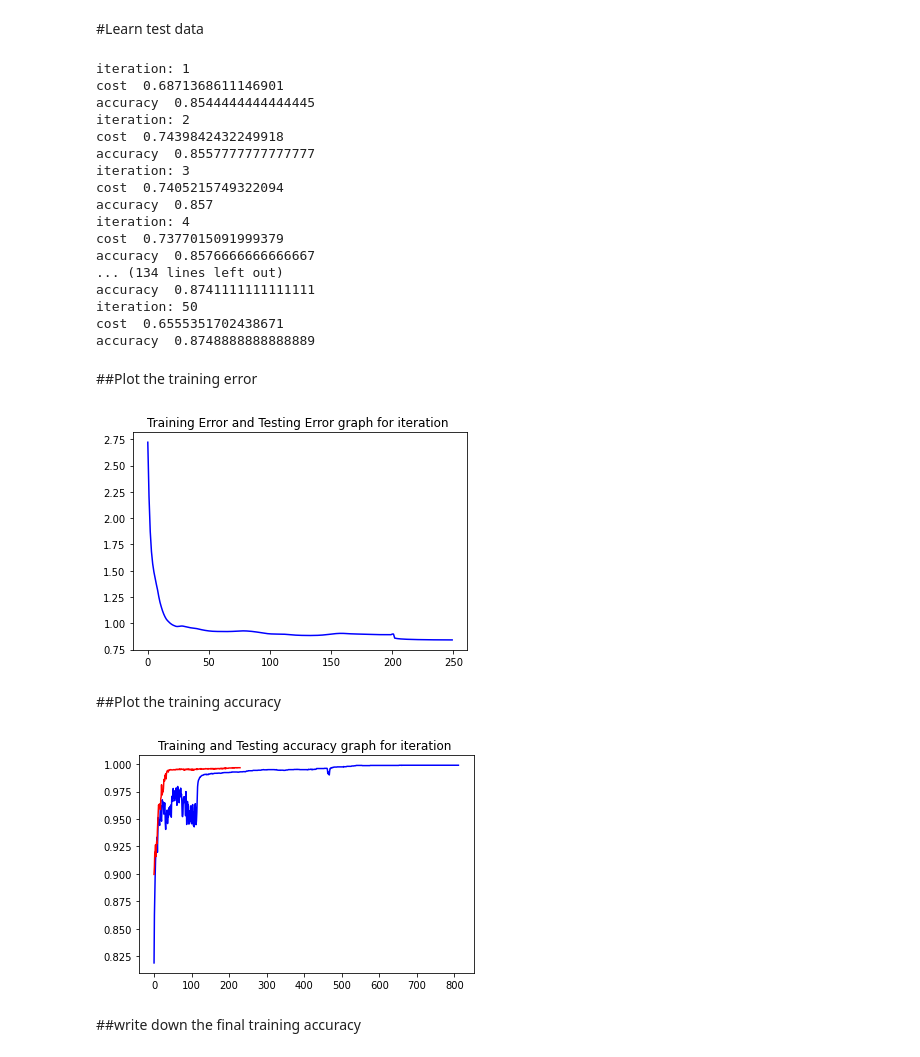
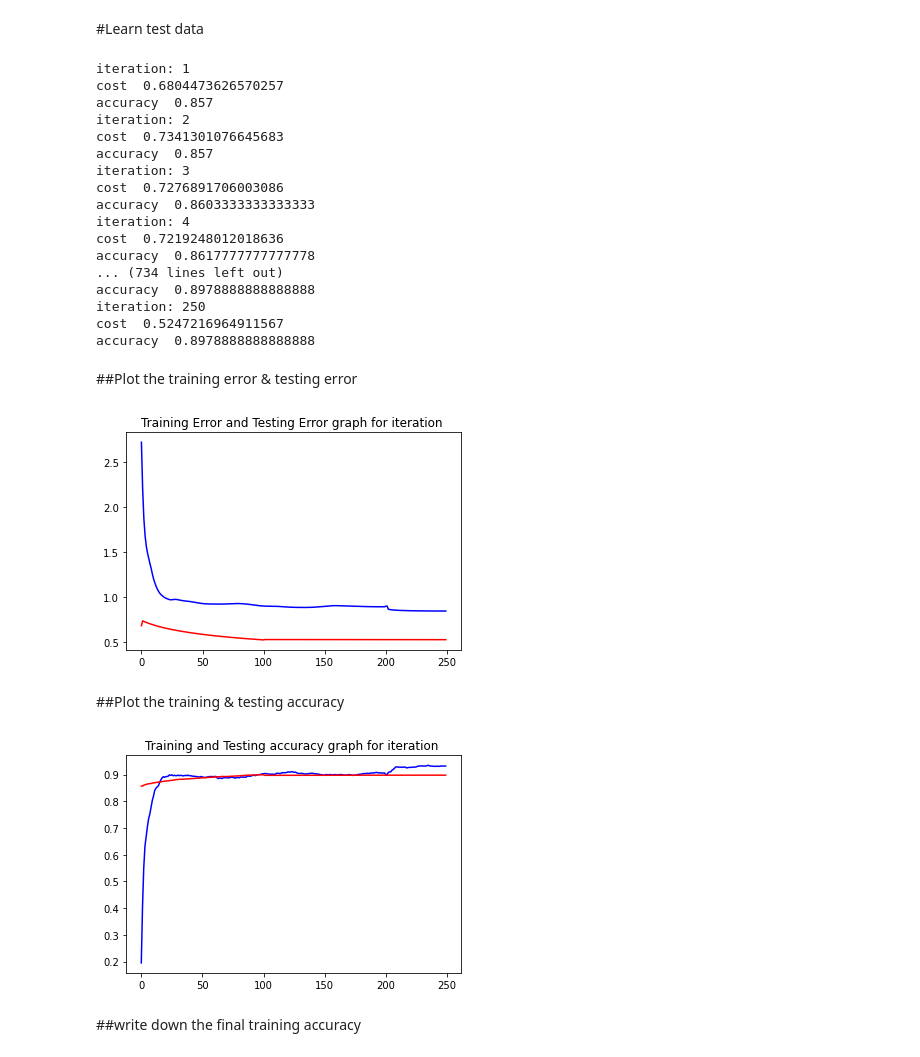
Before and after one commit to pithesun/machine_learning_cl, a Jupyter notebook: Multi-label_classify_nn_regularization/nn_architecture.ipynb, the cells around one changed output. Drawn from its saved outputs; the diff is of its cells as text; code cells hidden in the pictures.

Commit message:
training/testing error & accuracy

```diff
--- a/Multi-label_classify_nn_regularization/nn_architecture.ipynb
+++ b/Multi-label_classify_nn_regularization/nn_architecture.ipynb
@@ -381,7 +391,7 @@ with open('practice_train_weights.p', 'wb') as file:    # james.p 파일을 바
   pickle.dump(U, file)
   pickle.dump(V, file)
   pickle.dump(W, file)
-  pickle.dump(past_itr, file)
+  pickle.dump(training_itr, file)
   pickle.dump(accuracy_array,file)
   pickle.dump(cost_array,file)
 # %%
@@ -403,0 +413,12 @@ past_itr = 0
+# %%
+training_itr = past_itr
+accuracy_array = accuracy_array_t
+cost_array = cost_array_t
+# %%
+with open('testing_weights.p', 'rb') as file:    # weights.p 파일을 바이너리 읽기 모드(rb)로 열기
+    U = pickle.load(file)
+    V = pickle.load(file)
+    W = pickle.load(file)
+    past_itr = pickle.load(file)
+    accuracy_array_t = pickle.load(file)
+    cost_array_t = pickle.load(file)
@@ -404,23 +427,23 @@ past_itr = 0
 # %%
-U,V,W,testing_itr,accuracy_array,cost_array,predicted_label=model(U, V, W, past_itr, numtestimages, accuracy_array_t, cost_array_t,test_images, test_label)
+U_t,V_t,W_t,testing_itr,accuracy_array_test,cost_array_test,predicted_label=model(U, V, W, past_itr, numtestimages, accuracy_array_t, cost_array_t,test_images, test_label)
 # %% [output]
 iteration: 1
-cost  0.6871368611146901
-accuracy  0.8544444444444445
+cost  0.6804473626570257
+accuracy  0.857
 iteration: 2
-cost  0.7439842432249918
-accuracy  0.8557777777777777
+cost  0.7341301076645683
+accuracy  0.857
 iteration: 3
-cost  0.7405215749322094
-accuracy  0.857
+cost  0.7276891706003086
+accuracy  0.8603333333333333
 iteration: 4
-cost  0.7377015091999379
-accuracy  0.8576666666666667
-... (134 lines left out)
-accuracy  0.8741111111111111
-iteration: 50
-cost  0.6555351702438671
-accuracy  0.8748888888888889
+cost  0.7219248012018636
+accuracy  0.8617777777777778
+... (734 lines left out)
+accuracy  0.8978888888888888
+iteration: 250
+cost  0.5247216964911567
+accuracy  0.8978888888888888
 # %%
 with open('testing_weights.p', 'wb') as file:    # james.p 파일을 바이너리 쓰기 모드(wb)로 열기
     pickle.dump(U, file)
@@ -432,24 +455,24 @@ with open('testing_weights.p', 'wb') as file:    # james.p 파일을 바이너
 # %% [markdown]
-##Plot the training error
+##Plot the training error & testing error
 # %%
 #J(th0, th1, th2, th3, th4, x, y)
 plt.title("Training Error and Testing Error graph for iteration ")
 plt.plot(range(training_itr), np.array(cost_array), color = 'blue' )
-#plt.plot(range(test_itr), np.array(cost_array_test), color = 'red' )
+plt.plot(range(testing_itr), np.array(cost_array_test), color = 'red' )
 
 plt.show()
 # %% [output]
-[figure, old version]
+[figure, new version]
 # %% [markdown]
-##Plot the training accuracy
+##Plot the training & testing accuracy
 # %%
 plt.title("Training and Testing accuracy graph for iteration ")
 plt.plot(range(training_itr), np.array(accuracy_array), color = 'blue' )
-plt.plot(range(test_itr), np.array(accuracy_array_test), color = 'red' )
+plt.plot(range(testing_itr), np.array(accuracy_array_test), color = 'red' )
 
 plt.show()
 # %% [output]
-[figure, old version]
+[figure, new version]
 # %% [markdown]
 ##write down the final training accuracy
 # %%
```
Also changed, not shown: parts of 19 cells of this notebook, 2 other files.
